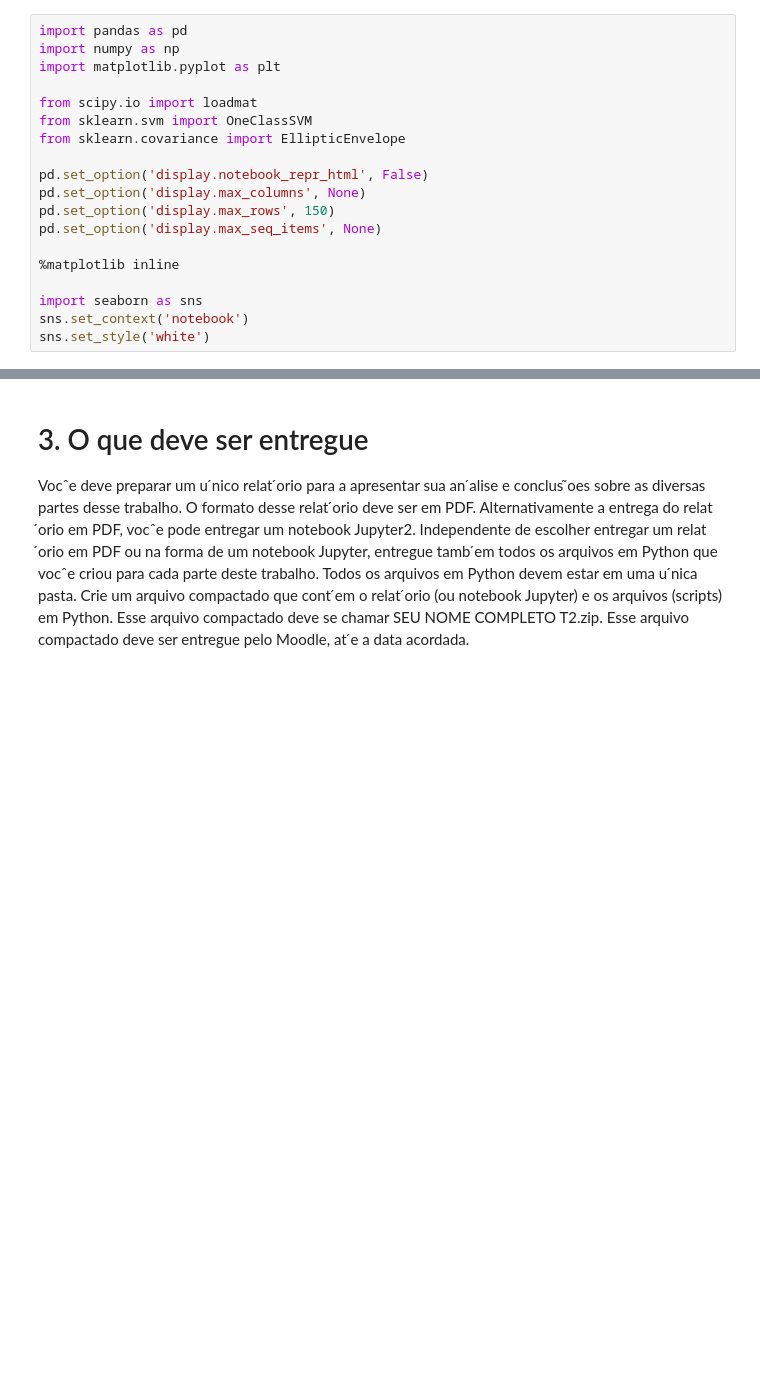
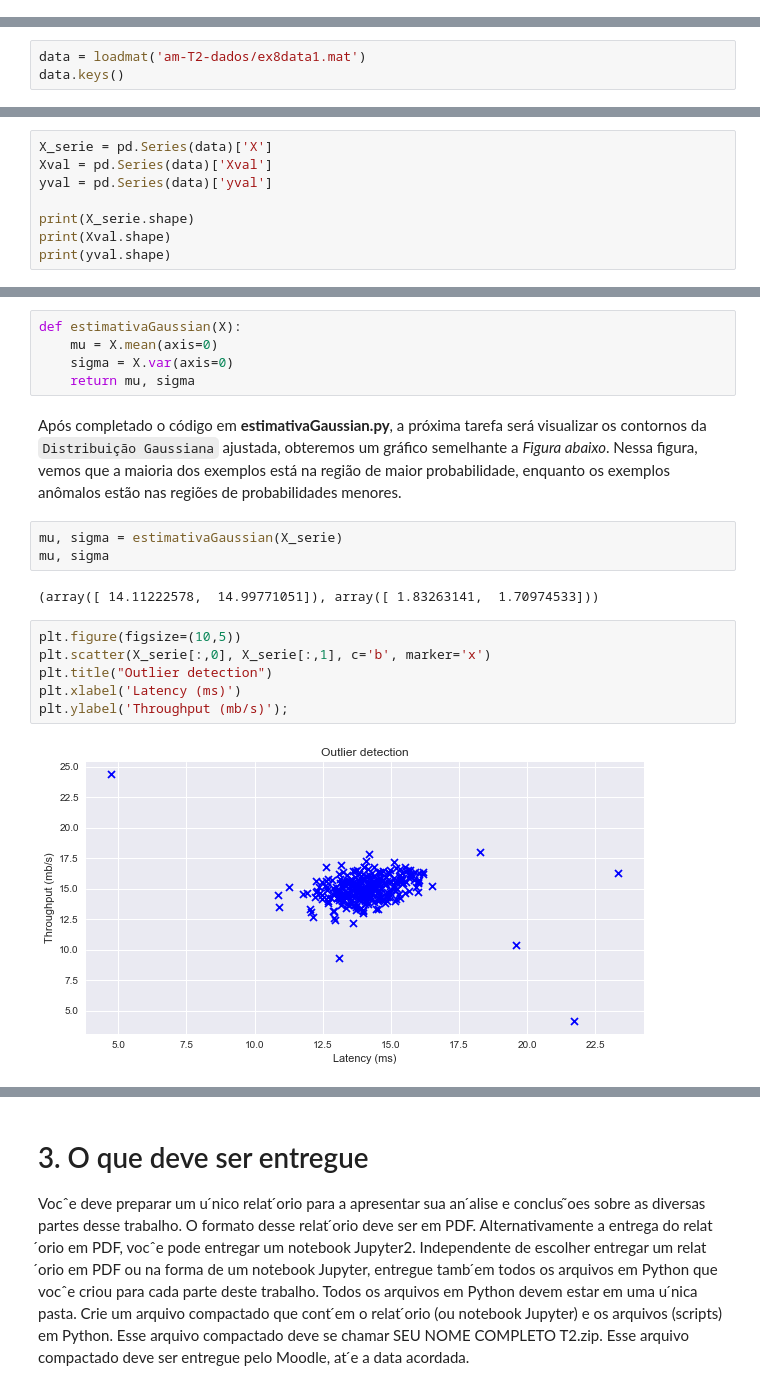
Before and after one commit to gassantos/ML4Edatics, a Jupyter notebook: Relatório de Aprendizado de Máquina - Trabalho2B.ipynb, the cells around one changed output, grey strips where cells are left out. Drawn from its saved outputs; the diff is of its cells as text; blank space fills up the shorter version.

```diff
--- a/Relatório de Aprendizado de Máquina - Trabalho2B.ipynb
+++ b/Relatório de Aprendizado de Máquina - Trabalho2B.ipynb
@@ -1,19 +0,0 @@
-# %%
-import pandas as pd
-import numpy as np
-import matplotlib.pyplot as plt
-
-from scipy.io import loadmat
-from sklearn.svm import OneClassSVM
-from sklearn.covariance import EllipticEnvelope
-
-pd.set_option('display.notebook_repr_html', False)
-pd.set_option('display.max_columns', None)
-pd.set_option('display.max_rows', 150)
-pd.set_option('display.max_seq_items', None)
-
-%matplotlib inline
-
-import seaborn as sns
-sns.set_context('notebook')
-sns.set_style('white')
@@ -141,0 +20,3 @@ Agora, vocˆe deve implementar o gradiente (sem regularizac ̧ ̃ao). Especifica
+# %%
+data = loadmat('am-T2-dados/ex8data1.mat')
+data.keys()
@@ -141,0 +46,8 @@ Agora, vocˆe deve implementar o gradiente (sem regularizac ̧ ̃ao). Especifica
+# %%
+X_serie = pd.Series(data)['X']
+Xval = pd.Series(data)['Xval']
+yval = pd.Series(data)['yval']
+
+print(X_serie.shape)
+print(Xval.shape)
+print(yval.shape)
@@ -141,0 +68,20 @@ Agora, vocˆe deve implementar o gradiente (sem regularizac ̧ ̃ao). Especifica
+# %%
+def estimativaGaussian(X):
+    mu = X.mean(axis=0)
+    sigma = X.var(axis=0)
+    return mu, sigma
+# %% [markdown]
+Após completado o código em **estimativaGaussian.py**, a próxima tarefa será visualizar os contornos da `Distribuição Gaussiana` ajustada, obteremos um gráfico semelhante a _Figura abaixo_. Nessa figura, vemos que a maioria dos exemplos está na região de maior probabilidade, enquanto os exemplos anômalos estão nas regiões de probabilidades menores.
+# %%
+mu, sigma = estimativaGaussian(X_serie)
+mu, sigma
+# %% [output]
+(array([ 14.11222578,  14.99771051]), array([ 1.83263141,  1.70974533]))
+# %%
+plt.figure(figsize=(10,5))
+plt.scatter(X_serie[:,0], X_serie[:,1], c='b', marker='x')
+plt.title("Outlier detection")
+plt.xlabel('Latency (ms)')
+plt.ylabel('Throughput (mb/s)');
+# %% [output]
+[figure, added]
```
Also changed, not shown: parts of 69 cells of this notebook, 1 other file.
